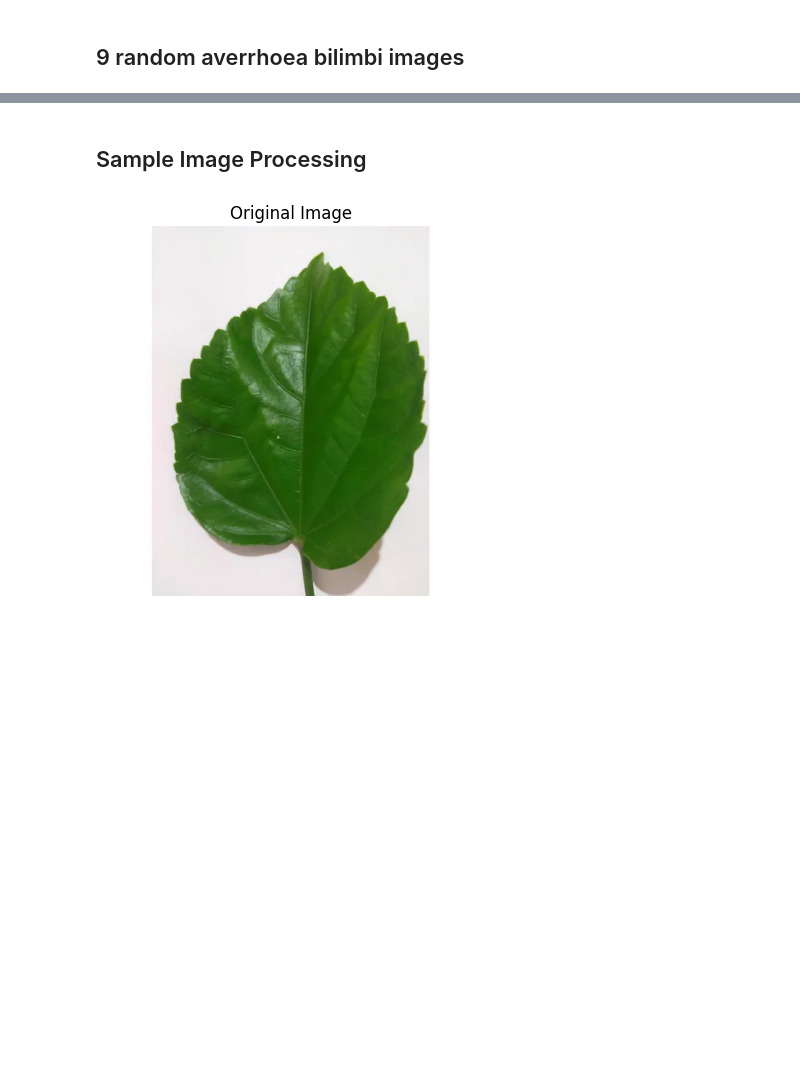
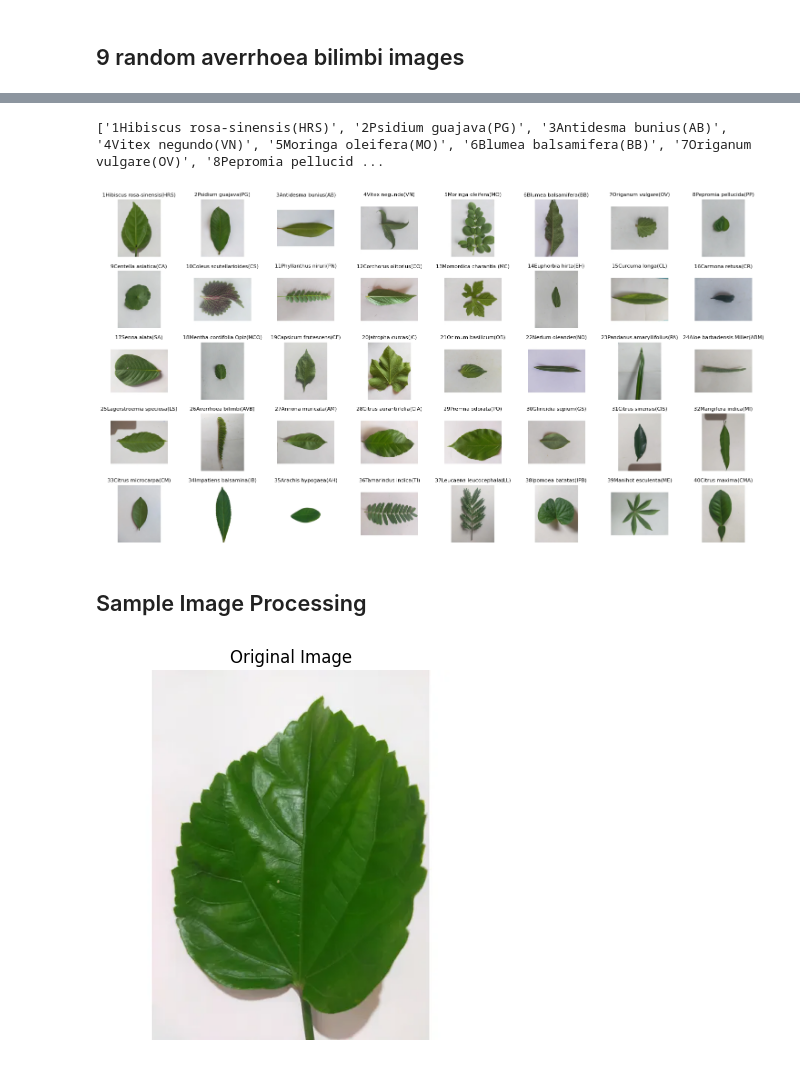
Before and after one commit to mkmksto/ai221_final_project, a Jupyter notebook: notebooks/quinto_test_1.ipynb, the cells around one changed output, grey strips where cells are left out. Saved outputs shown, nothing was run; the diff lists cells and outputs as text; code cells hidden in the pictures; blank space fills up the shorter version.

Commit message:
feat: more random EDA and GLCM extraction function

```diff
--- a/notebooks/quinto_test_1.ipynb
+++ b/notebooks/quinto_test_1.ipynb
@@ -159,3 +191,22 @@ plt.show()
+# %%
+from src.utils_data import LIST_OF_FOLDER_CLASSES
+
+print(LIST_OF_FOLDER_CLASSES)
+# %% [output]
+['1Hibiscus rosa-sinensis(HRS)', '2Psidium guajava(PG)', '3Antidesma bunius(AB)', '4Vitex negundo(VN)', '5Moringa oleifera(MO)', '6Blumea balsamifera(BB)', '7Origanum vulgare(OV)', '8Pepromia pellucid ...
+# %%
+from src.utils_data import plot_random_images_grid
+
+# Get one random image from each class folder
+class_folders = [
+    PROCESSED_DATA_FOLDER / folder_class for folder_class in LIST_OF_FOLDER_CLASSES
+]
+
+
+plot_random_images_grid(class_folders)
+plot_random_images_grid(class_folders)
+# %% [output]
+[figure, added]
 # %% [markdown]
 ## Sample Image Processing
 # %%
```
Also changed, not shown: parts of 6 cells of this notebook, 3 other files.
